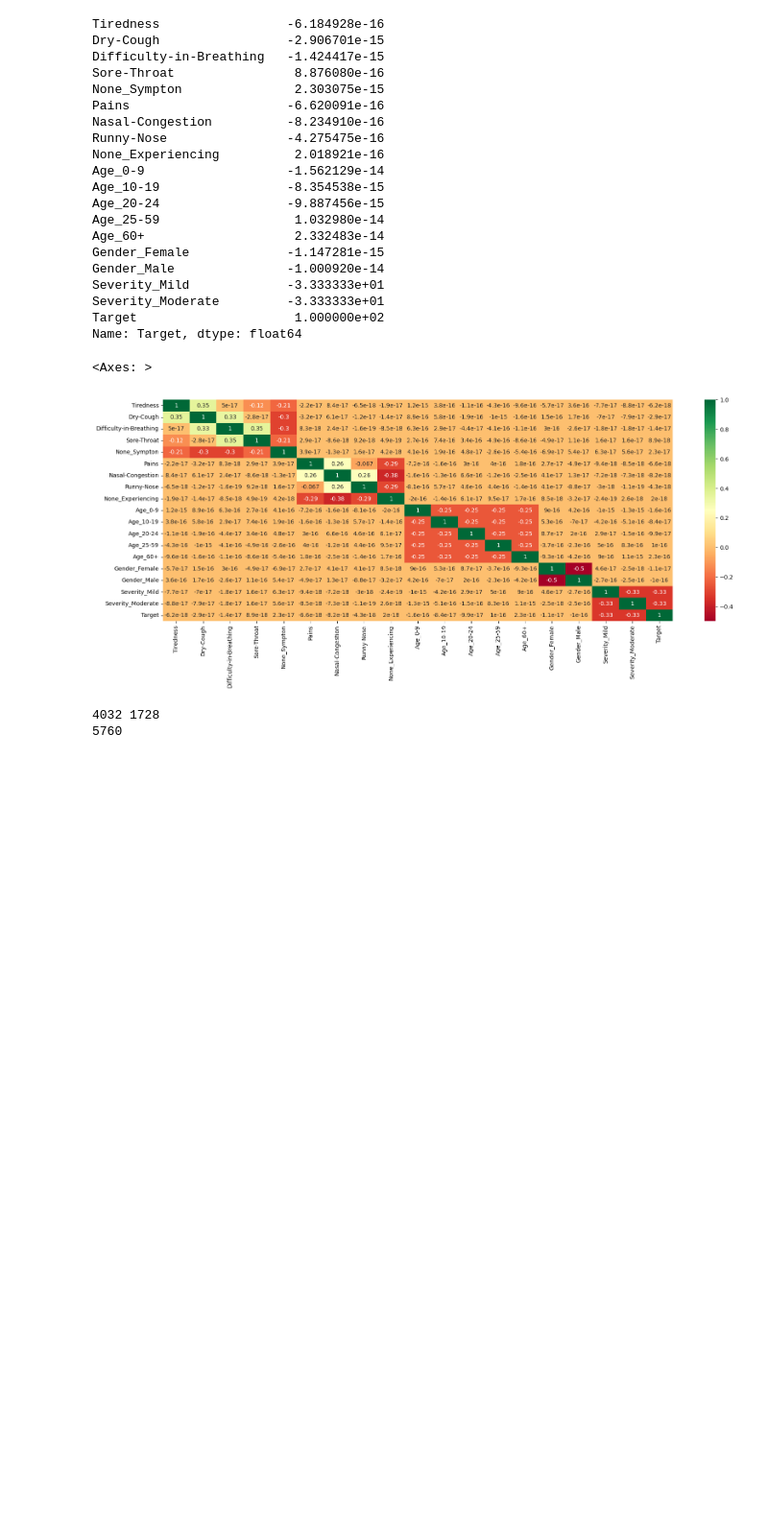
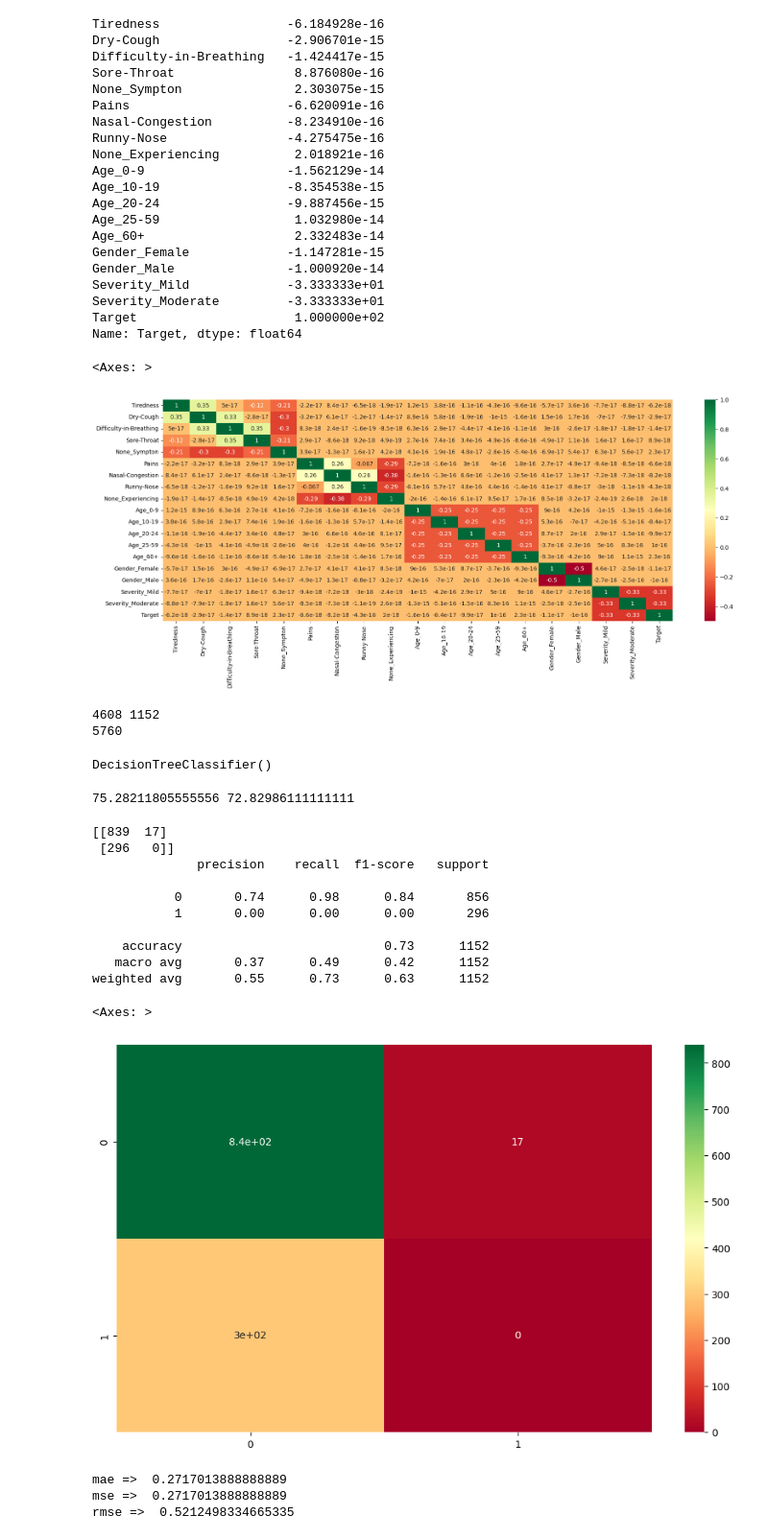
Before and after one commit to Babun001/Asthma-Dieses-Prediction-using-Machine-Learning, a Jupyter notebook: DT_Asthma_disease.ipynb, the cells around one changed output. Shown: that part at 96% size. Cells and saved outputs as stored; diff of their text form; code cells hidden in the pictures; blank space fills up the shorter version.

```diff
--- a/DT_Asthma_disease.ipynb
+++ b/DT_Asthma_disease.ipynb
@@ -149,10 +149,55 @@ sns.heatmap(corr_matrix, annot=True, cmap='RdYlGn')
 [figure]
 # %%
 from sklearn.model_selection import train_test_split
-X_train,X_test, y_train, y_test = train_test_split(X,y, test_size=0.3)
+X_train,X_test, y_train, y_test = train_test_split(X,y, test_size=0.2)
 
 print(len(X_train), len(X_test))
 print(len(X_train)+len(X_test))
 # %% [output]
-4032 1728
+4608 1152
 5760
+# %%
+from sklearn import tree
+model = tree.DecisionTreeClassifier()
+model.fit(X_train,y_train)
+# %% [output]
+DecisionTreeClassifier()
+# %%
+train_acc = model.score(X_train,y_train)*100
+test_acc = model.score(X_test,y_test)*100
+print(train_acc, test_acc)
+# %% [output]
+75.28211805555556 72.82986111111111
+# %%
+y_pred = model.predict(X_test)
+from sklearn.metrics import confusion_matrix, classification_report, mean_absolute_error, mean_squared_error
+cm = confusion_matrix(y_test, y_pred)
+print(cm)
+print(classification_report(y_test, y_pred))
+plt.figure(figsize=(12,7))
+sns.heatmap(cm, annot=True,cmap='RdYlGn')
+# %% [output]
+[[839  17]
+ [296   0]]
+              precision    recall  f1-score   support
+
+           0       0.74      0.98      0.84       856
+           1       0.00      0.00      0.00       296
+
+    accuracy                           0.73      1152
+   macro avg       0.37      0.49      0.42      1152
+weighted avg       0.55      0.73      0.63      1152
+<Axes: >
+[figure, added]
+# %%
+mae = mean_absolute_error(y_test, y_pred)
+mse = mean_squared_error(y_test, y_pred)
+rmse = np.sqrt(mse)
+
+print('mae => ', mae)
+print('mse => ', mse)
+print('rmse => ', rmse)
+# %% [output]
+mae =>  0.2717013888888889
+mse =>  0.2717013888888889
+rmse =>  0.5212498334665335
```
